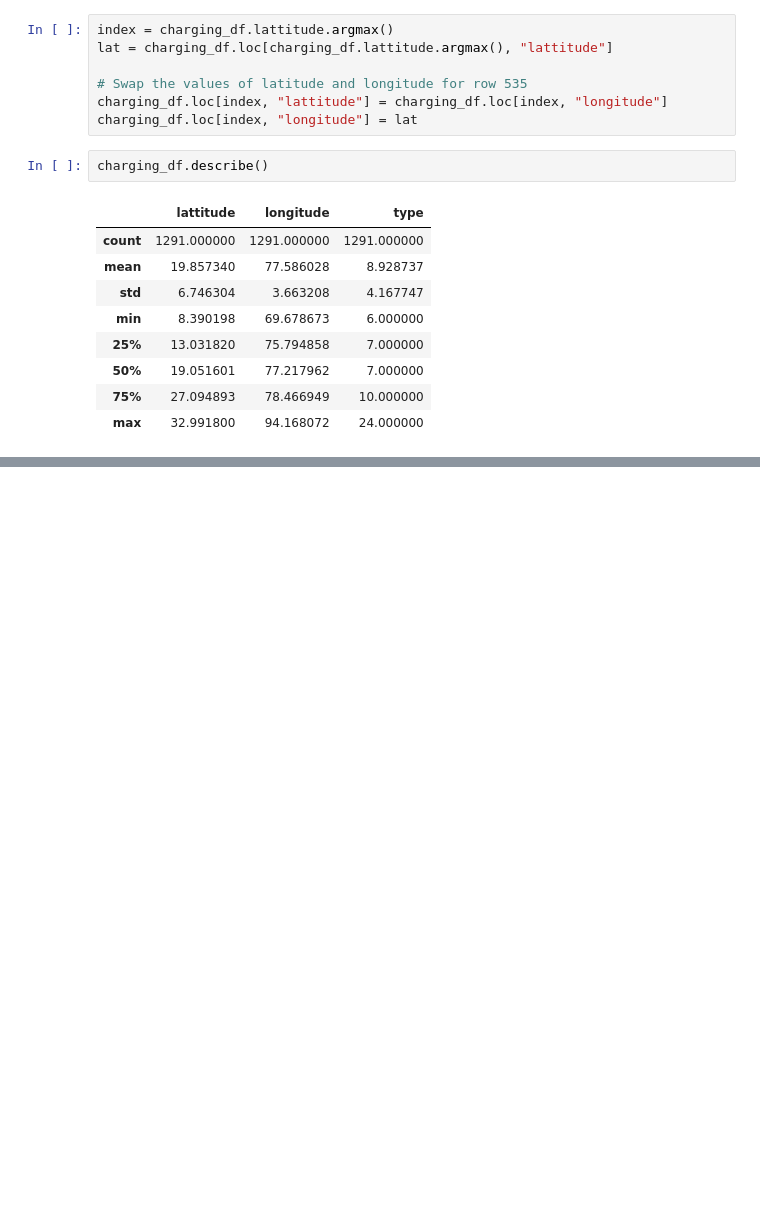
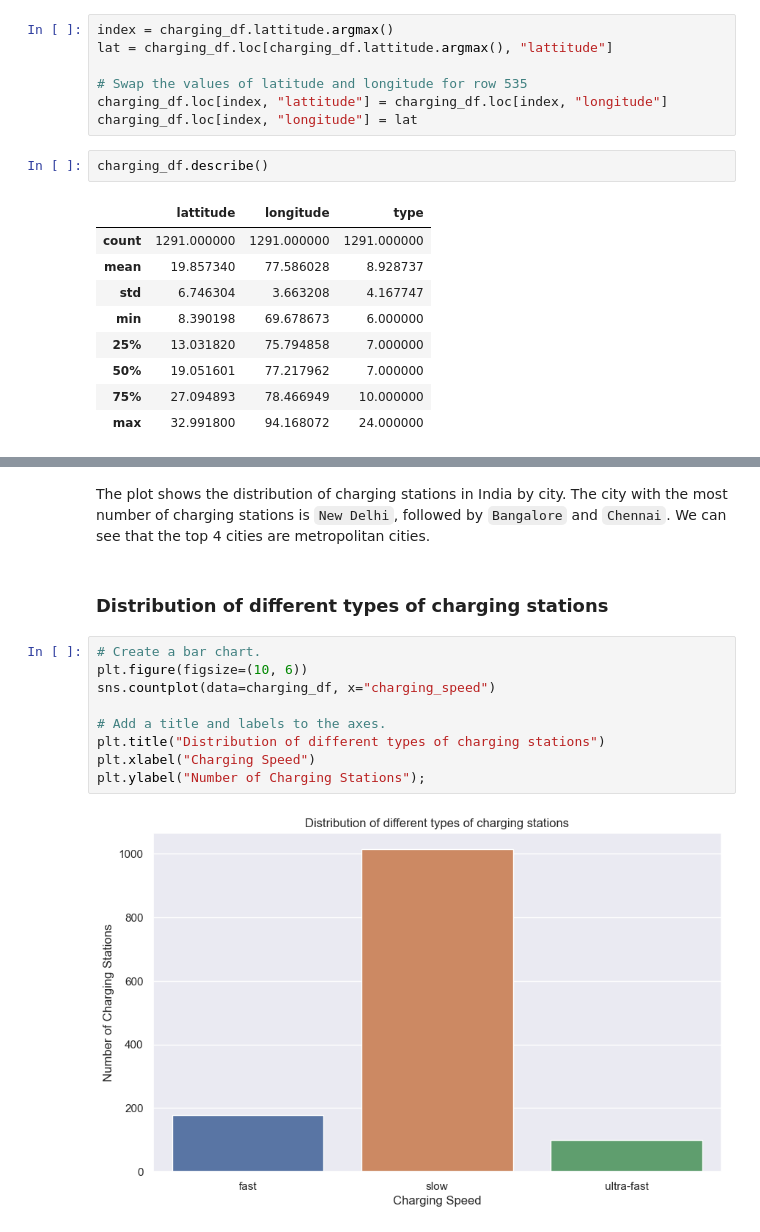
Before and after one commit to KratikMehta/EV-Market-Segmentation-in-India, a Jupyter notebook: Market_Segmentation.ipynb, the cells around one changed output, grey strips where cells are left out. Drawn from its saved outputs; the diff is of its cells as text; blank space fills up the shorter version.

```diff
--- a/Market_Segmentation.ipynb
+++ b/Market_Segmentation.ipynb
@@ -107,0 +195,15 @@ charging_df.head()
+# %% [markdown]
+The plot shows the distribution of charging stations in India by city. The city with the most number of charging stations is `New Delhi`, followed by `Bangalore` and `Chennai`. We can see that the top 4 cities are metropolitan cities.
+# %% [markdown]
+### Distribution of different types of charging stations
+# %%
+# Create a bar chart.
+plt.figure(figsize=(10, 6))
+sns.countplot(data=charging_df, x="charging_speed")
+
+# Add a title and labels to the axes.
+plt.title("Distribution of different types of charging stations")
+plt.xlabel("Charging Speed")
+plt.ylabel("Number of Charging Stations");
+# %% [output]
+[figure, added]
```
Also changed, not shown: parts of 34 cells of this notebook, 2 other files.
